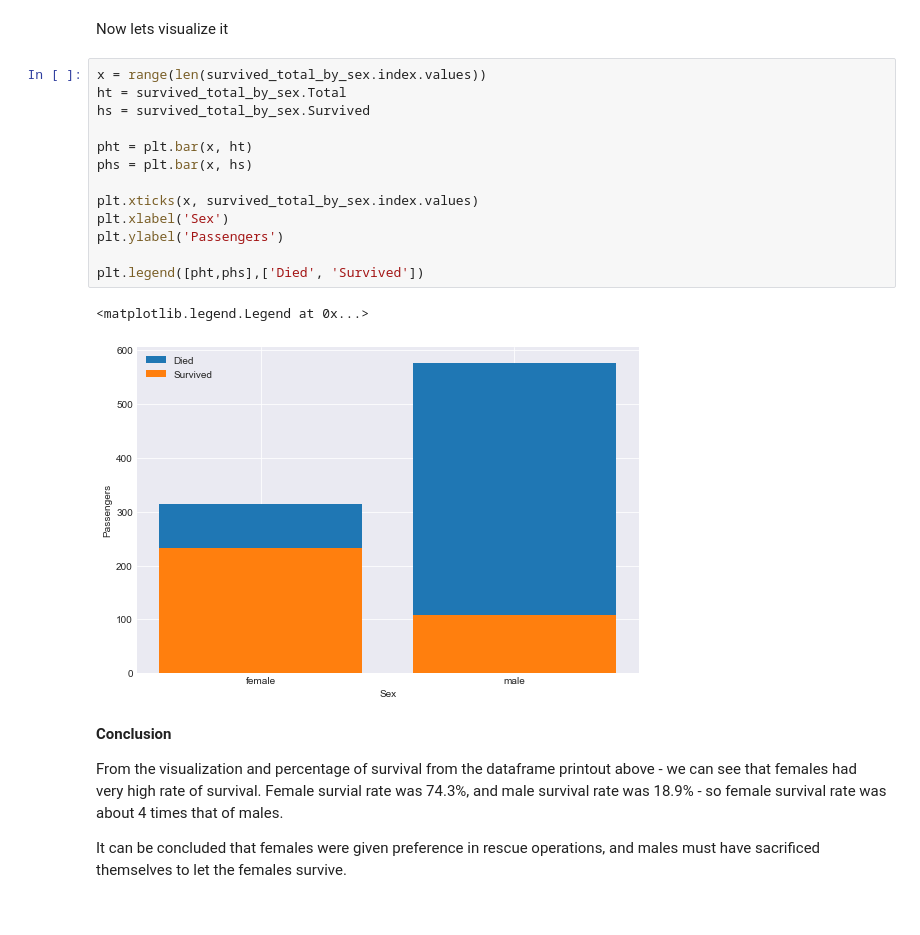
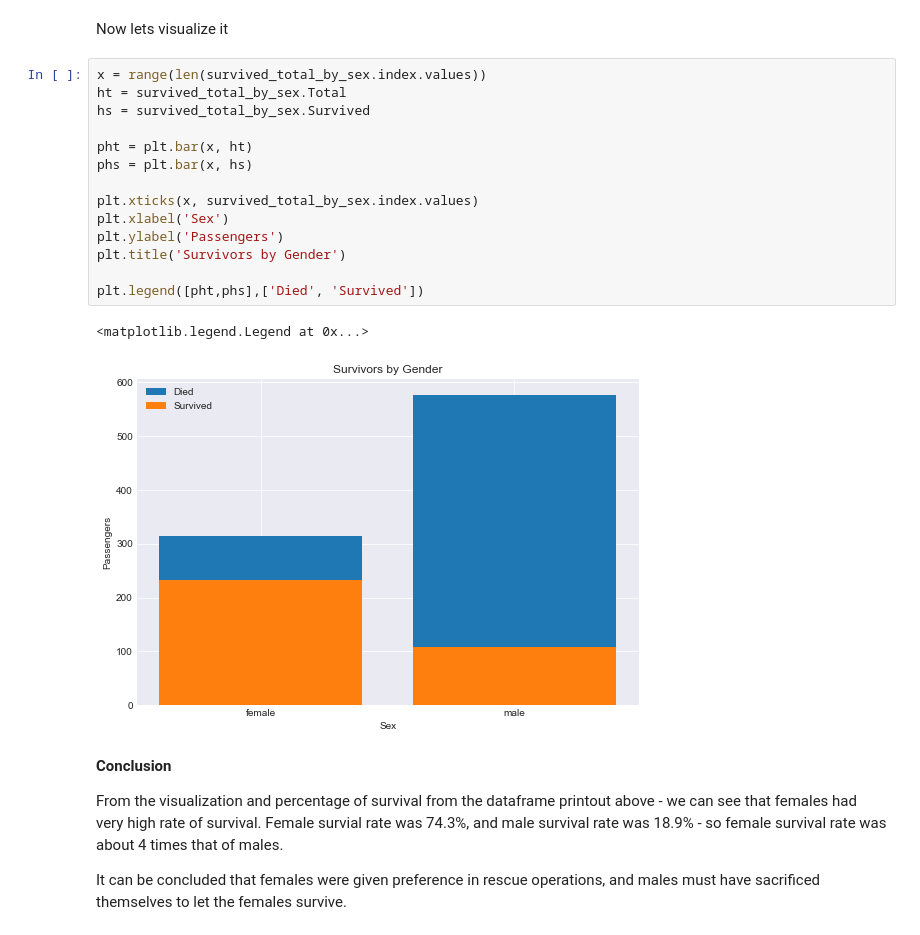
Before and after one commit to vikramsjn/Investigate-Titanic-Dataset, a Jupyter notebook: Analysis of Titanic Dataset.ipynb, the cells around one changed output. Cells and saved outputs as stored; diff of their text form.

```diff
--- a/Analysis of Titanic Dataset.ipynb
+++ b/Analysis of Titanic Dataset.ipynb
@@ -287,19 +294,20 @@ Now lets visualize it
 # %%
 x = range(len(survived_total_by_sex.index.values))
 ht = survived_total_by_sex.Total
 hs = survived_total_by_sex.Survived
 
 pht = plt.bar(x, ht)
 phs = plt.bar(x, hs)
 
 plt.xticks(x, survived_total_by_sex.index.values)
 plt.xlabel('Sex')
 plt.ylabel('Passengers')
+plt.title('Survivors by Gender')
 
 plt.legend([pht,phs],['Died', 'Survived'])
 # %% [output]
 <matplotlib.legend.Legend at 0x...>
-[figure, old version]
+[figure, new version]
 # %% [markdown]
 **Conclusion**
 
```
Also changed, not shown: parts of 18 cells of this notebook, 1 other file.
